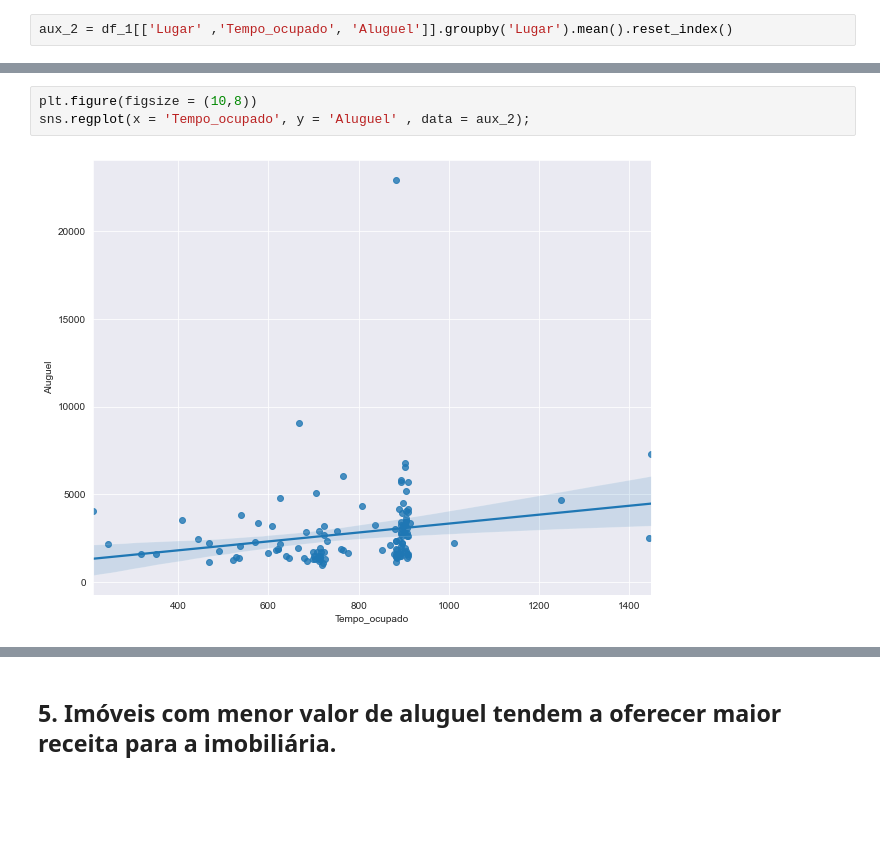
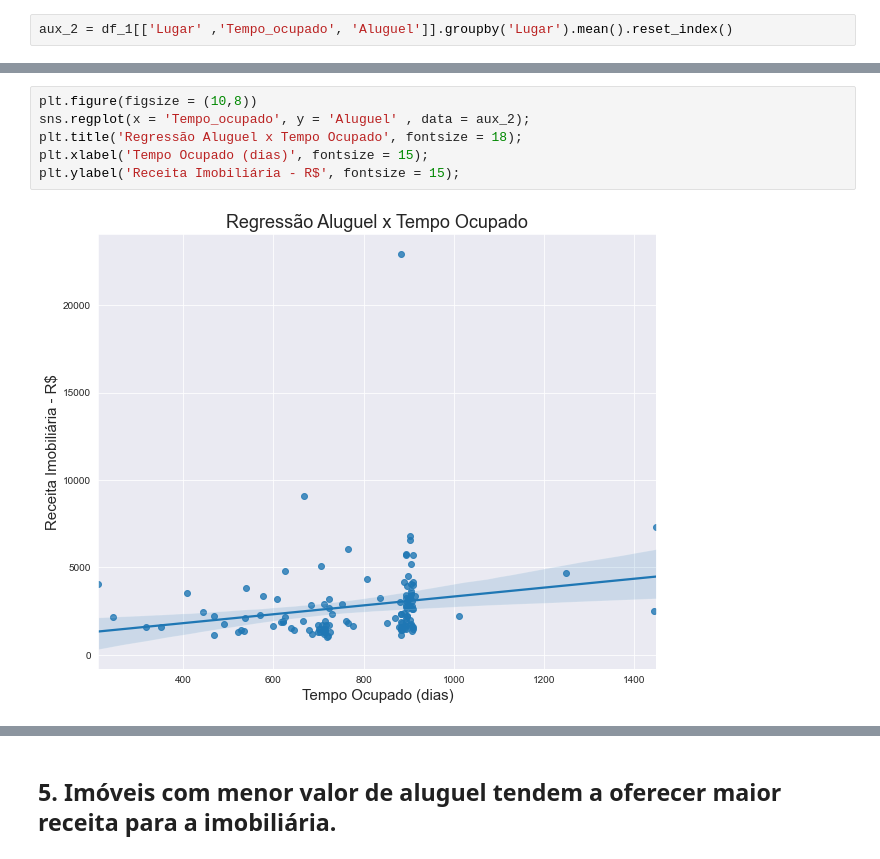
Before and after one commit to PedroSouzaDS/Projeto_Business_Intelligence_Completo-Imobili-ria_New_Offices-, a Jupyter notebook: EDA_New_Offices.ipynb, the cells around one changed output, grey strips where cells are left out. Cells and saved outputs as stored; diff of their text form; blank space fills up the shorter version.

```diff
--- a/EDA_New_Offices.ipynb
+++ b/EDA_New_Offices.ipynb
@@ -422,8 +452,11 @@ sns.set_style('darkgrid')
 # %%
 plt.figure(figsize = (10,8))
 sns.regplot(x = 'Tempo_ocupado', y = 'Aluguel' , data = aux_2);
+plt.title('Regressão Aluguel x Tempo Ocupado', fontsize = 18);
+plt.xlabel('Tempo Ocupado (dias)', fontsize = 15);
+plt.ylabel('Receita Imobiliária - R$', fontsize = 15);
 # %% [output]
-[figure, old version]
+[figure, new version]
 # %% [markdown]
 ### Falso: Além de apresentar baixa correlação entre tempo ocupado e valor do aluguel, há uma diferença pouco significativa nas barras com, inclusive, maior concentração dos maiores aluguéis nos intervalos de maiores tempos de ocupação, ou seja, segundo os dados, imóveis com maior valor de aluguel tendem a ser os imóveis com  maiores valores de aluguéis. Apesar do senso comum dizer o contrário, imóveis mais baratos ficarem sempre ocupados devido ao preço atrativo, os imóveis mais caros apesar do preço mais elevado, matém uma taxa de ocupação maior que os de preços mais em conta devido à outros fatores que podem ser atrativos aos olhos do inquilino como por exemplo fatores relcionados à localização (valorização do bairro, segurança, facilidade de transporte/mobilidade, qualidade de vida do local) ou até mesmo a própria estrutura do imóvel. Resumindo: Preço dos imóveis não é o único fator decisivo para a preferência do cliente.
 # %% [markdown]
```
Also changed, not shown: parts of 54 cells of this notebook.
